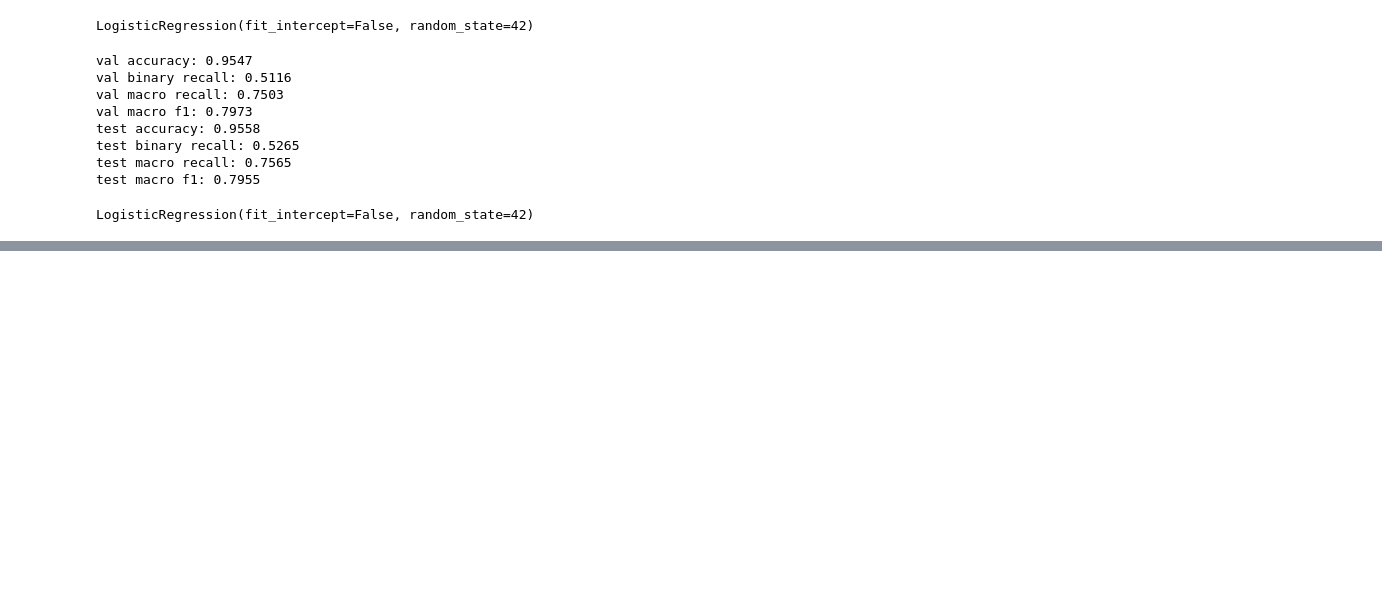
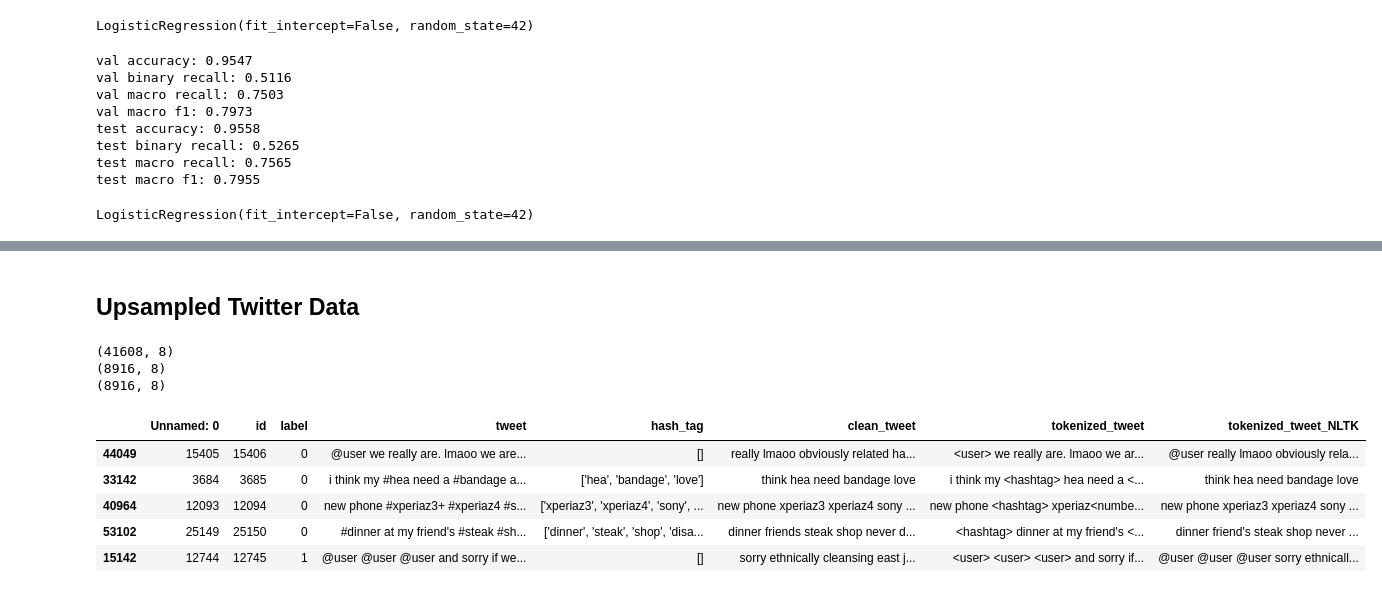
Before and after one commit to natalie-ayers/life_cycle_of_hate_speech, a Jupyter notebook: cleaning_scratchwork.ipynb, the cells around one changed output, grey strips where cells are left out. Saved outputs shown, nothing was run; the diff lists cells and outputs as text; code cells hidden in the pictures; blank space fills up the shorter version.

Commit message:
creating upsampled dataset and starting bert model

```diff
--- a/cleaning_scratchwork.ipynb
+++ b/cleaning_scratchwork.ipynb
@@ -431,0 +493,24 @@ LogisticRegression(fit_intercept=False, random_state=42)
+# %% [markdown]
+## Upsampled Twitter Data
+# %%
+upsampled_train_df = pd.read_csv('data/Twitter/hate_twitter/train_upsampled.csv')
+
+# using code from https://stackoverflow.com/questions/38250710/how-to-split-data-into-3-sets-train-validation-and-test
+train_up, val_up, test_up = np.split(upsampled_train_df.sample(frac=1, random_state=8),\
+    [int(0.7*len(upsampled_train_df)),int(0.85*len(upsampled_train_df))])
+print(train_up.shape)
+print(val_up.shape)
+print(test_up.shape)
+# %% [output]
+(41608, 8)
+(8916, 8)
+(8916, 8)
+# %%
+train_up.head()
+# %% [output]
+|  | Unnamed: 0 | id | label | tweet | hash_tag | clean_tweet | tokenized_tweet | tokenized_tweet_NLTK |
+| 44049 | 15405 | 15406 | 0 | @user we really are. lmaoo we are... | [] | really lmaoo obviously related ha... | <user> we really are. lmaoo we ar... | @user really lmaoo obviously rela... |
+| 33142 | 3684 | 3685 | 0 | i think my #hea need a #bandage a... | ['hea', 'bandage', 'love'] | think hea need bandage love | i think my <hashtag> hea need a <... | think hea need bandage love |
+| 40964 | 12093 | 12094 | 0 | new phone #xperiaz3+ #xperiaz4 #s... | ['xperiaz3', 'xperiaz4', 'sony', ... | new phone xperiaz3 xperiaz4 sony ... | new phone <hashtag> xperiaz<numbe... | new phone xperiaz3 xperiaz4 sony ... |
+| 53102 | 25149 | 25150 | 0 | #dinner at my friend's #steak #sh... | ['dinner', 'steak', 'shop', 'disa... | dinner friends steak shop never d... | <hashtag> dinner at my friend's <... | dinner friend's steak shop never ... |
+| 15142 | 12744 | 12745 | 1 | @user @user @user and sorry if we... | [] | sorry ethnically cleansing east j... | <user> <user> <user> and sorry if... | @user @user @user sorry ethnicall... |
```
Also changed, not shown: parts of 18 cells of this notebook, 19 other files.
